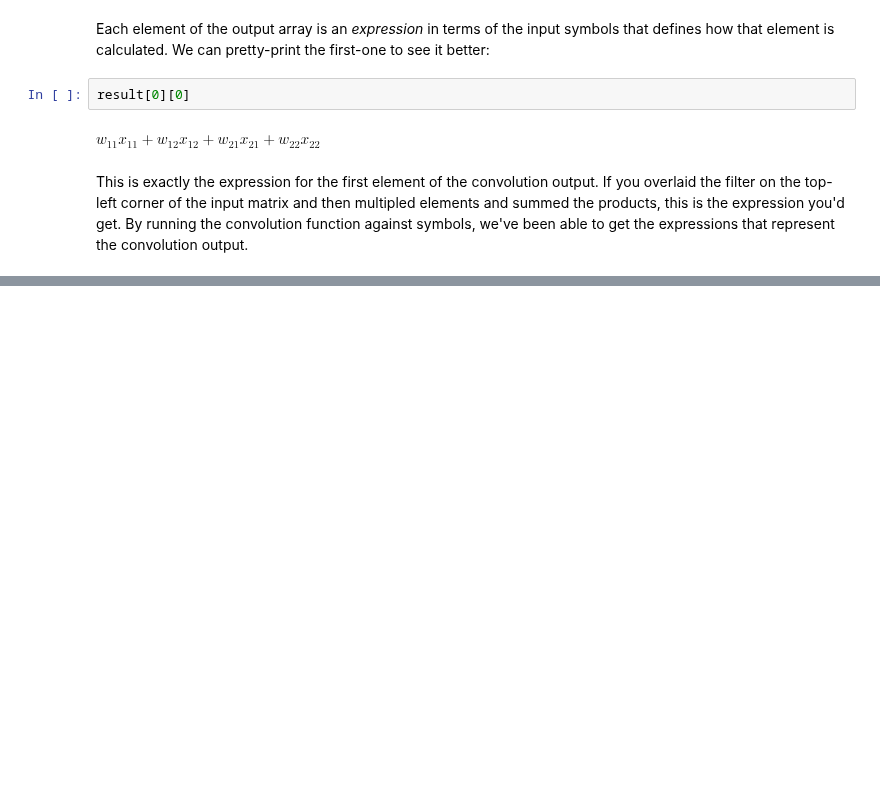
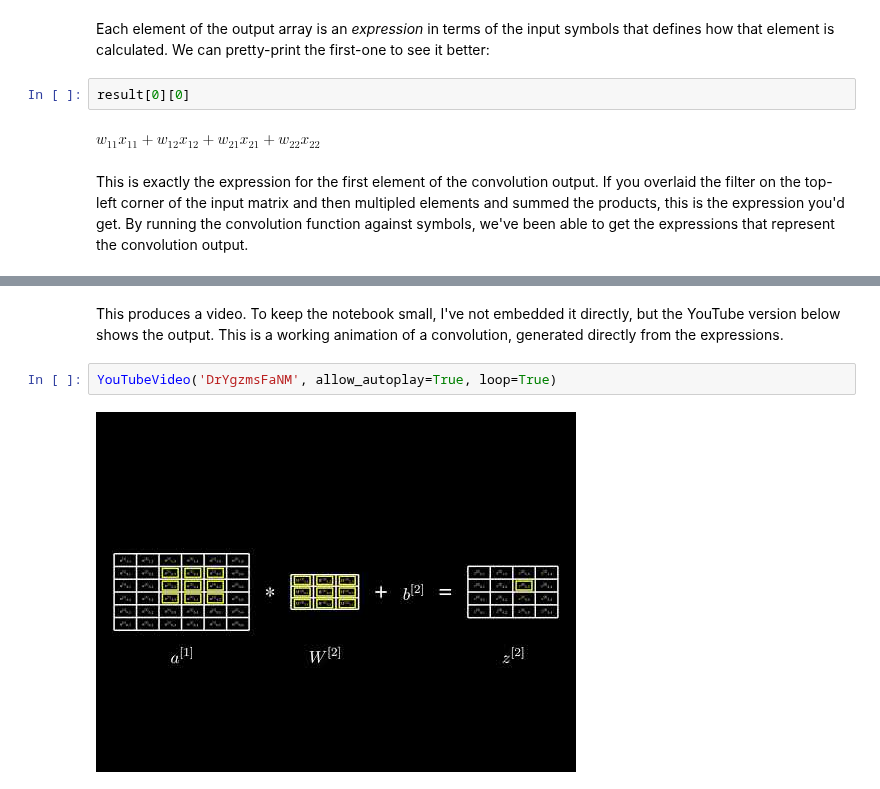
Before and after one commit to spather/sym-conv, a Jupyter notebook: notebooks/sym-conv.ipynb, the cells around one changed output, grey strips where cells are left out. Saved outputs shown, nothing was run; the diff lists cells and outputs as text; blank space fills up the shorter version.

Commit message:
Completed the notebook through the initial convolution

```diff
--- a/notebooks/sym-conv.ipynb
+++ b/notebooks/sym-conv.ipynb
@@ -126,0 +477,6 @@ We can use the information encoded in this expression to build a visualization.
+# %% [markdown]
+This produces a video. To keep the notebook small, I've not embedded it directly, but the YouTube version below shows the output. This is a working animation of a convolution, generated directly from the expressions.
+# %%
+YouTubeVideo('DrYgzmsFaNM', allow_autoplay=True, loop=True)
+# %% [output]
+[figure, added]
```
Also changed, not shown: parts of 29 cells of this notebook, 1 other file.
